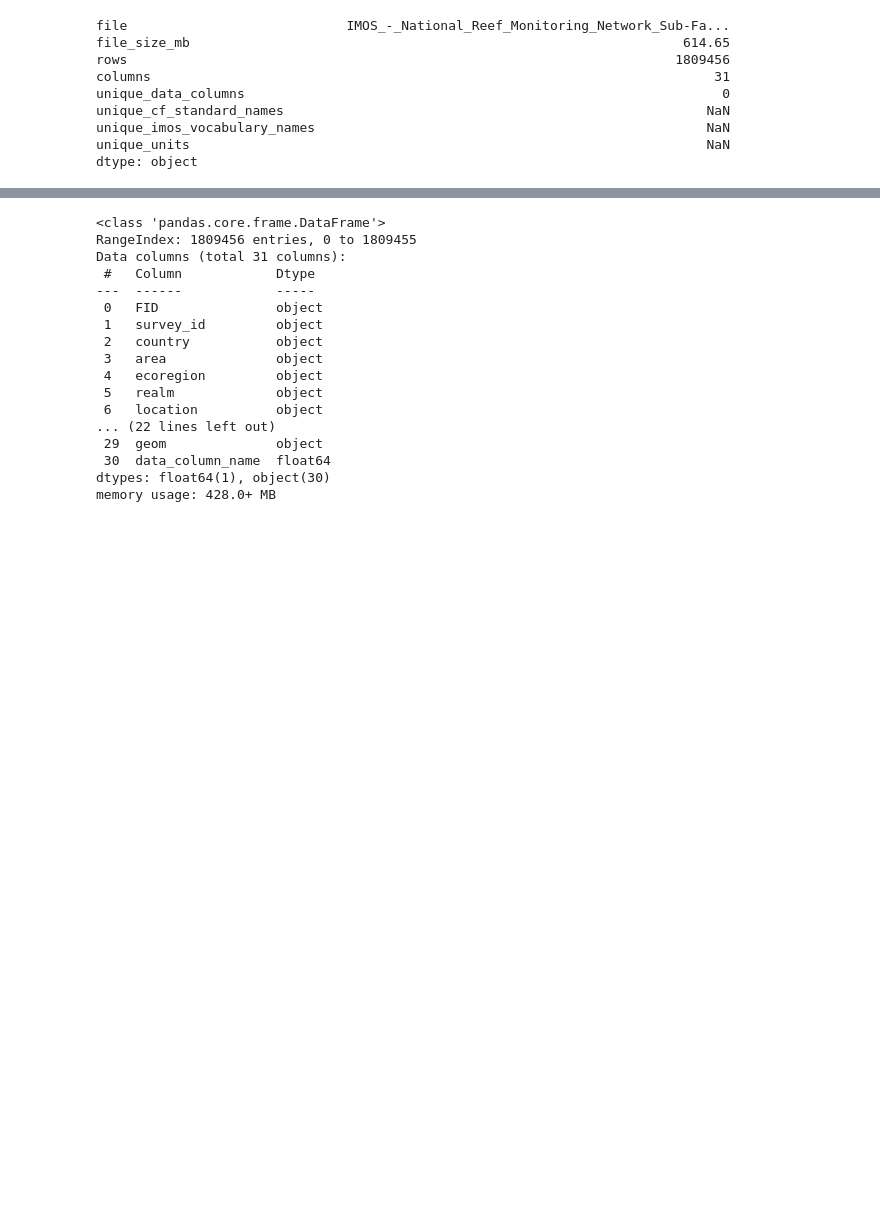
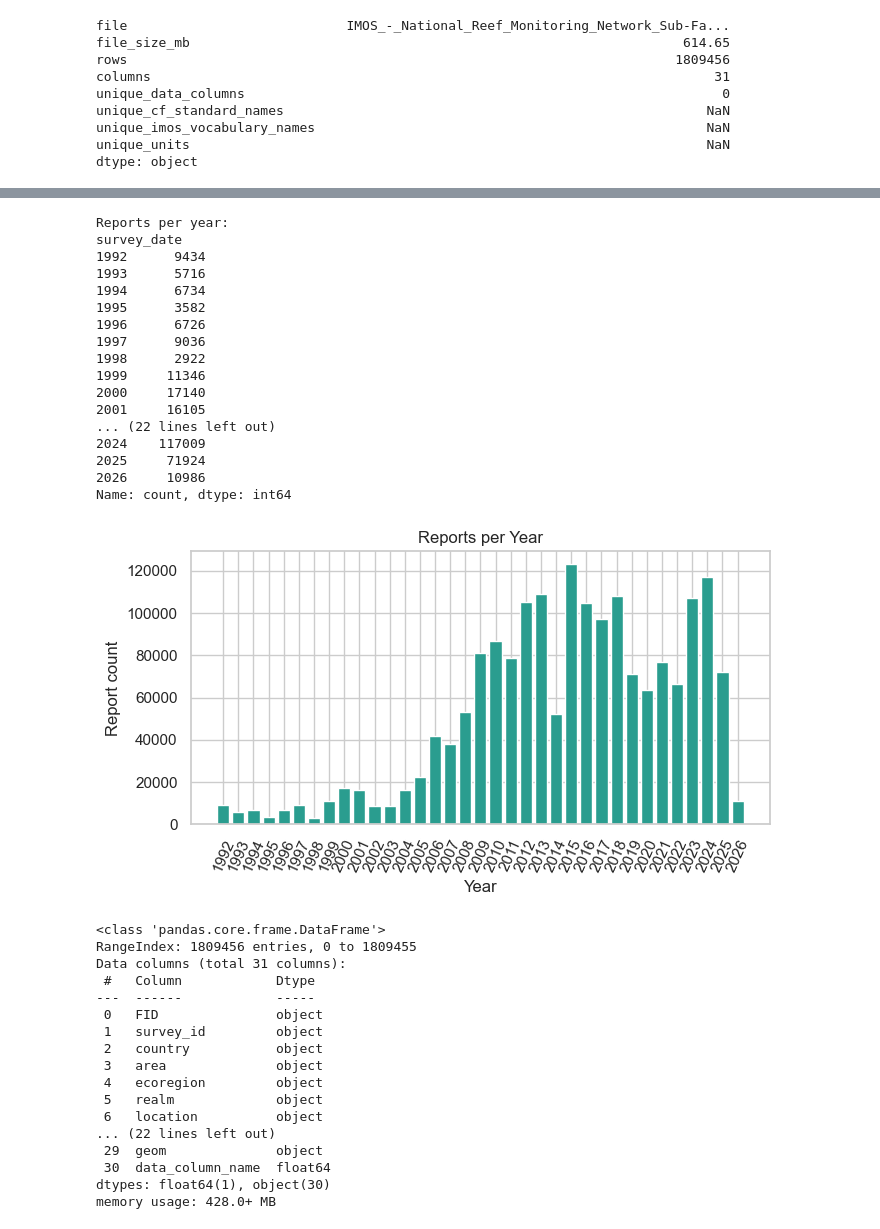
Before and after one commit to yhtan752-ai/ModelOfTheSeaCalibrationModel, a Jupyter notebook: IMOS/IMOS_EDA.ipynb, the cells around one changed output, grey strips where cells are left out. Cells and saved outputs as stored; diff of their text form; code cells hidden in the pictures; blank space fills up the shorter version.

```diff
--- a/IMOS/IMOS_EDA.ipynb
+++ b/IMOS/IMOS_EDA.ipynb
@@ -106,3 +209,39 @@ dtype: object
+# %%
+if date_col is None:
+    print('No date column found; cannot aggregate by year.')
+else:
+    dates = pd.to_datetime(df[date_col], errors='coerce')
+    year_counts = dates.dt.year.value_counts(dropna=True).sort_index()
+    print('Reports per year:')
+    print(year_counts)
+
+    fig, ax = plt.subplots(figsize=(7, 4))
+    ax.bar(year_counts.index.astype(int), year_counts.values, color='#2a9d8f')
+    ax.set_xlabel('Year')
+    ax.set_ylabel('Report count')
+    ax.set_title('Reports per Year')
+    ax.set_xticks(year_counts.index.astype(int))
+    ax.tick_params(axis='x', rotation=90)
+    plt.tight_layout()
+# %% [output]
+Reports per year:
+survey_date
+1992      9434
+1993      5716
+1994      6734
+1995      3582
+1996      6726
+1997      9036
+1998      2922
+1999     11346
+2000     17140
+2001     16105
+... (22 lines left out)
+2024    117009
+2025     71924
+2026     10986
+Name: count, dtype: int64
+[figure, added]
 # %%
 df.info()
 # %% [output]
```
Also changed, not shown: parts of 3 cells of this notebook, 3 other files.
